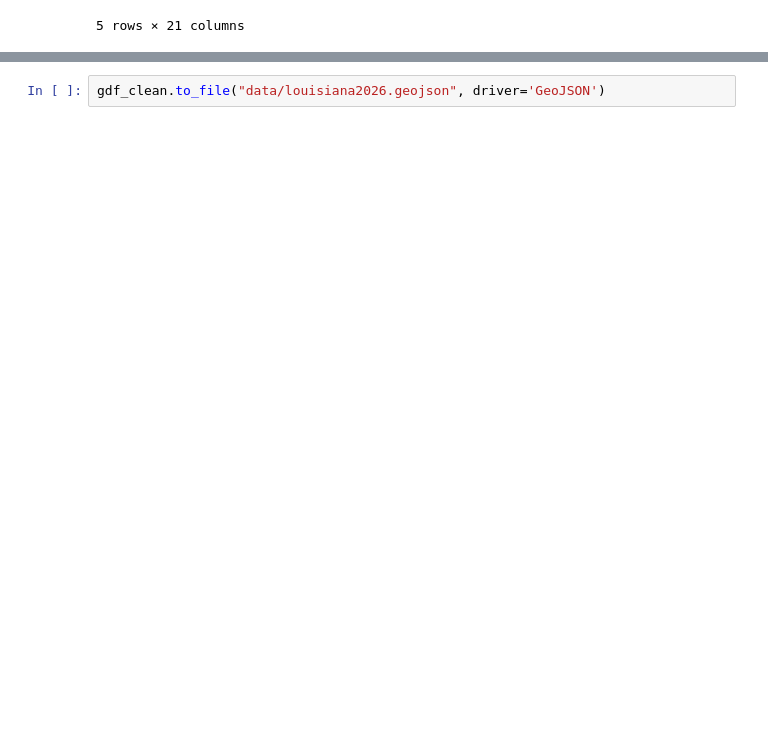
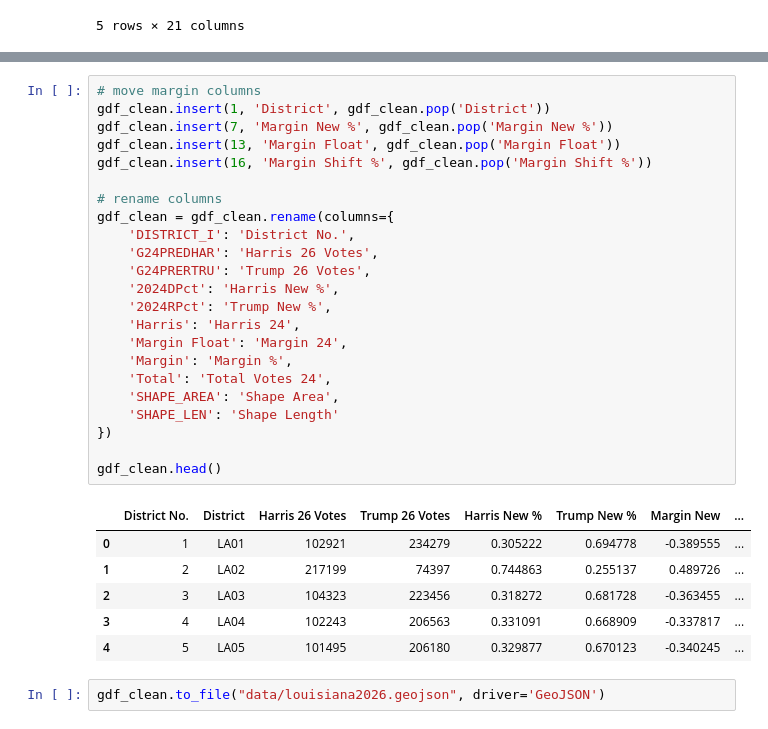
Before and after one commit to rgao/redistricting_tracker, a Jupyter notebook: etl_louisiana.ipynb, the cells around one changed output, grey strips where cells are left out. Drawn from its saved outputs; the diff is of its cells as text; blank space fills up the shorter version.

```diff
--- a/etl_clean.ipynb
+++ b/etl_louisiana.ipynb
@@ -141,2 +125,32 @@ gdf_clean.head()
+# %%
+# move margin columns
+gdf_clean.insert(1, 'District', gdf_clean.pop('District'))
+gdf_clean.insert(7, 'Margin New %', gdf_clean.pop('Margin New %'))
+gdf_clean.insert(13, 'Margin Float', gdf_clean.pop('Margin Float'))
+gdf_clean.insert(16, 'Margin Shift %', gdf_clean.pop('Margin Shift %'))
+
+# rename columns
+gdf_clean = gdf_clean.rename(columns={
+    'DISTRICT_I': 'District No.',
+    'G24PREDHAR': 'Harris 26 Votes',
+    'G24PRERTRU': 'Trump 26 Votes',
+    '2024DPct': 'Harris New %',
+    '2024RPct': 'Trump New %',
+    'Harris': 'Harris 24',
+    'Margin Float': 'Margin 24',
+    'Margin': 'Margin %',
+    'Total': 'Total Votes 24',
+    'SHAPE_AREA': 'Shape Area',
+    'SHAPE_LEN': 'Shape Length'
+})
+
+gdf_clean.head()
+# %% [output]
+|  | District No. | District | Harris 26 Votes | Trump 26 Votes | Harris New % | Trump New % | Margin New | ... |
+| 0 | 1 | LA01 | 102921 | 234279 | 0.305222 | 0.694778 | -0.389555 | ... |
+| 1 | 2 | LA02 | 217199 | 74397 | 0.744863 | 0.255137 | 0.489726 | ... |
+| 2 | 3 | LA03 | 104323 | 223456 | 0.318272 | 0.681728 | -0.363455 | ... |
+| 3 | 4 | LA04 | 102243 | 206563 | 0.331091 | 0.668909 | -0.337817 | ... |
+| 4 | 5 | LA05 | 101495 | 206180 | 0.329877 | 0.670123 | -0.340245 | ... |
 # %%
 gdf_clean.to_file("data/louisiana2026.geojson", driver='GeoJSON')
```
Also changed, not shown: parts of 5 cells of this notebook, 1 other file.
